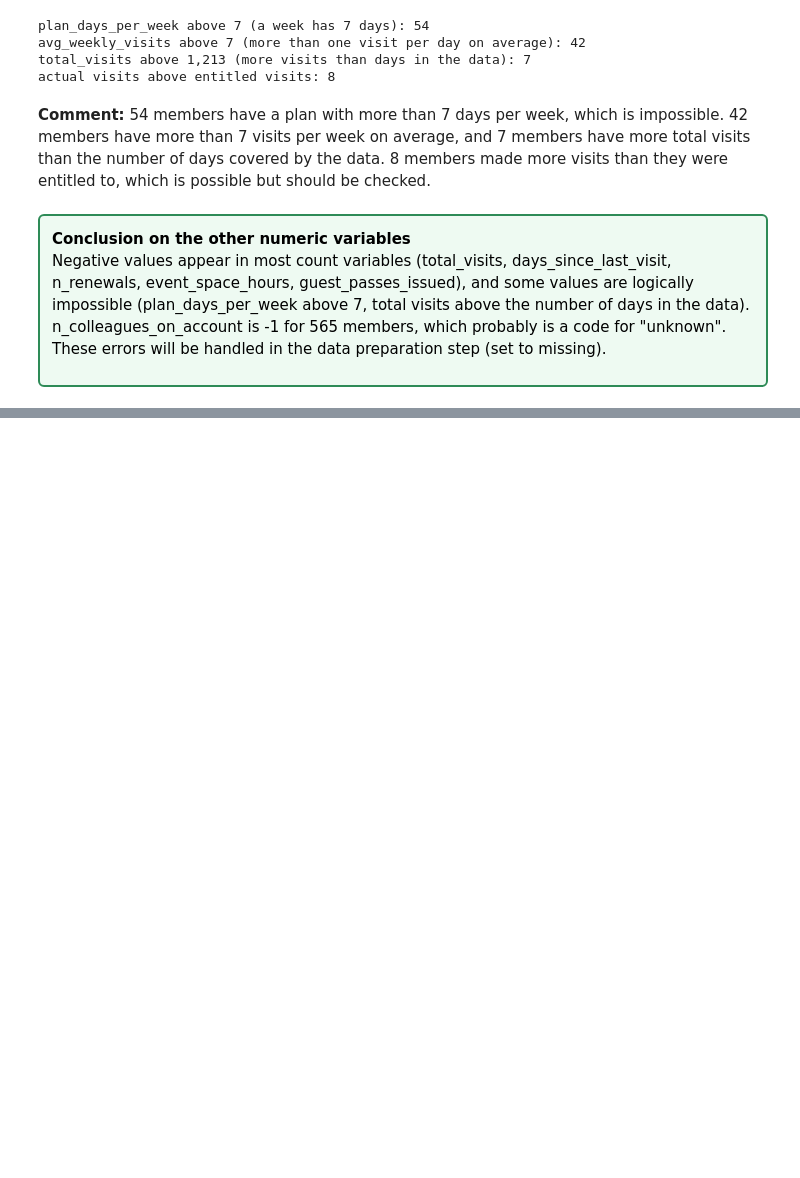
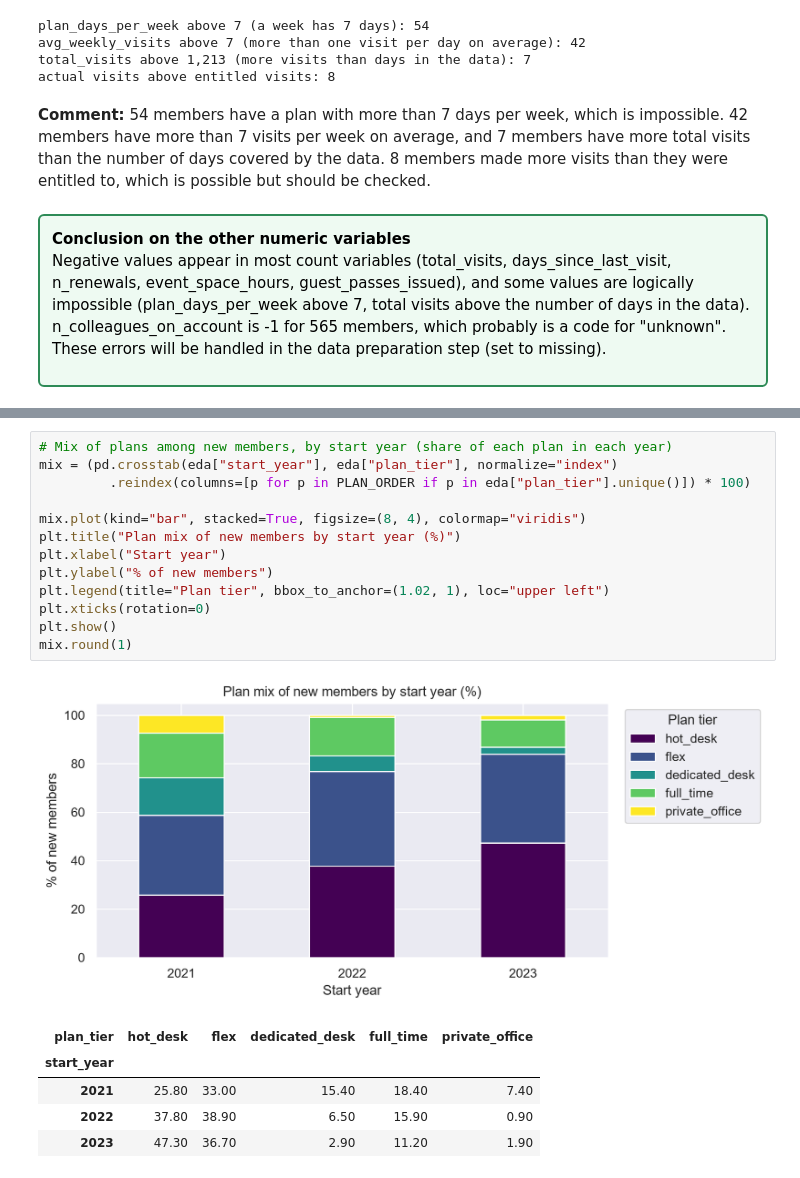
Before and after one commit to tediamohs-a11y/Data_Mining_Project, a Jupyter notebook: Group9_EDA_Code_Joanas_Edits.ipynb, the cells around one changed output, grey strips where cells are left out. Saved outputs shown, nothing was run; the diff lists cells and outputs as text; blank space fills up the shorter version.

```diff
--- a/Group9_EDA_Code_Joanas_Edits.ipynb
+++ b/Group9_EDA_Code_Joanas_Edits.ipynb
@@ -1405,0 +1508,20 @@ These errors will be handled in the data preparation step (set to missing).
+# %%
+# Mix of plans among new members, by start year (share of each plan in each year)
+mix = (pd.crosstab(eda["start_year"], eda["plan_tier"], normalize="index")
+         .reindex(columns=[p for p in PLAN_ORDER if p in eda["plan_tier"].unique()]) * 100)
+
+mix.plot(kind="bar", stacked=True, figsize=(8, 4), colormap="viridis")
+plt.title("Plan mix of new members by start year (%)")
+plt.xlabel("Start year")
+plt.ylabel("% of new members")
+plt.legend(title="Plan tier", bbox_to_anchor=(1.02, 1), loc="upper left")
+plt.xticks(rotation=0)
+plt.show()
+mix.round(1)
+# %% [output]
+[figure, added]
+| plan_tier | hot_desk | flex | dedicated_desk | full_time | private_office |
+| start_year |  |  |  |  |  |
+| 2021 | 25.80 | 33.00 | 15.40 | 18.40 | 7.40 |
+| 2022 | 37.80 | 38.90 | 6.50 | 15.90 | 0.90 |
+| 2023 | 47.30 | 36.70 | 2.90 | 11.20 | 1.90 |
```
Also changed, not shown: parts of 9 cells of this notebook.
